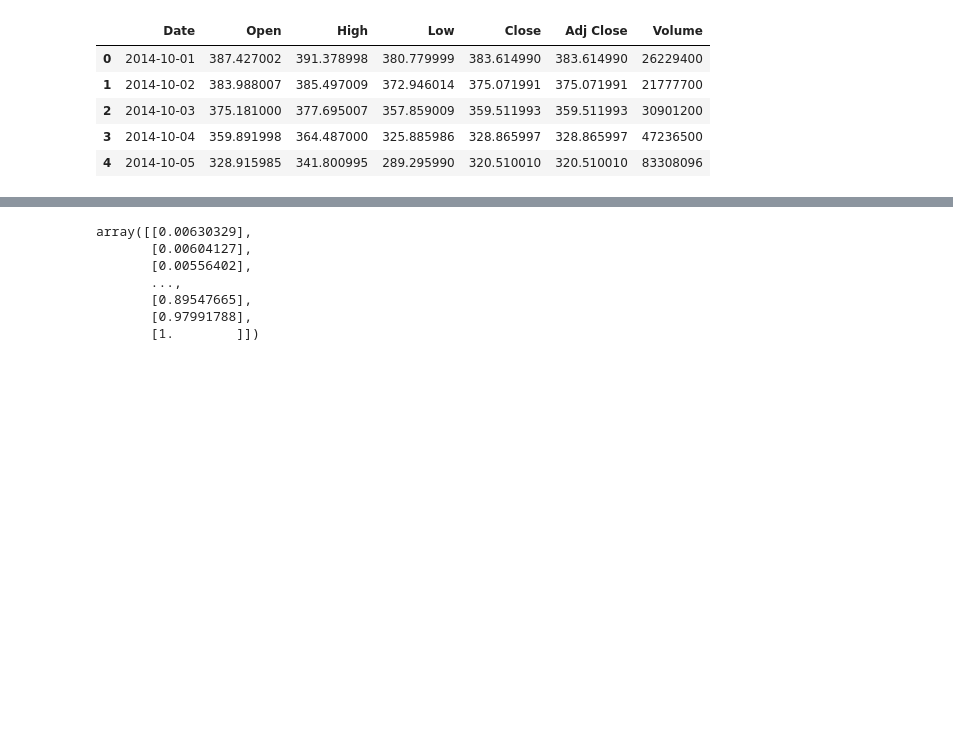
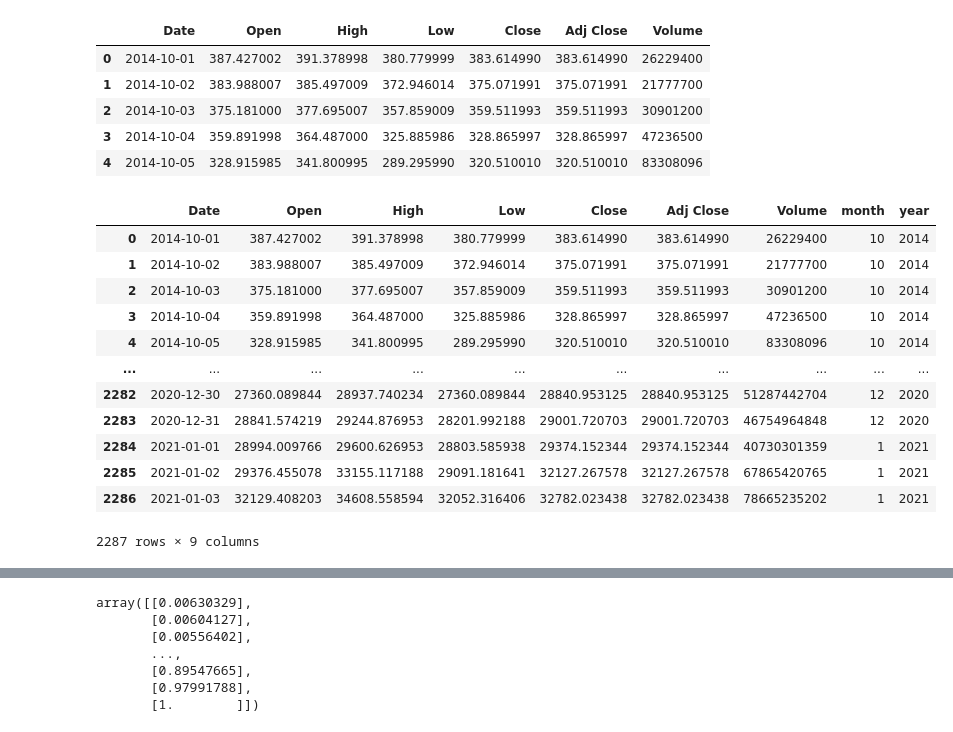
Before and after one commit to Quebec-Eric/4Periodo, a Jupyter notebook: IA/Artigo/Artigo.ipynb, the cells around one changed output, grey strips where cells are left out. Cells and saved outputs as stored; diff of their text form; code cells hidden in the pictures; blank space fills up the shorter version.

```diff
--- a/IA/Artigo/Artigo.ipynb
+++ b/IA/Artigo/Artigo.ipynb
@@ -6,5 +7,6 @@ import seaborn as sns
 # %%
 df = pd.read_csv("BTC-USD.csv")
+dfMes=df
 df.head()
 # %% [output]
 |  | Date | Open | High | Low | Close | Adj Close | Volume |
@@ -13,3 +15,21 @@ df.head()
 | 2 | 2014-10-03 | 375.181000 | 377.695007 | 357.859009 | 359.511993 | 359.511993 | 30901200 |
 | 3 | 2014-10-04 | 359.891998 | 364.487000 | 325.885986 | 328.865997 | 328.865997 | 47236500 |
 | 4 | 2014-10-05 | 328.915985 | 341.800995 | 289.295990 | 320.510010 | 320.510010 | 83308096 |
+# %%
+dfMes['month']=pd.to_datetime(dfMes['Date']).dt.month
+dfMes['year']=pd.to_datetime(dfMes['Date']).dt.year
+dfMes
+# %% [output]
+|  | Date | Open | High | Low | Close | Adj Close | Volume | month | year |
+| 0 | 2014-10-01 | 387.427002 | 391.378998 | 380.779999 | 383.614990 | 383.614990 | 26229400 | 10 | 2014 |
+| 1 | 2014-10-02 | 383.988007 | 385.497009 | 372.946014 | 375.071991 | 375.071991 | 21777700 | 10 | 2014 |
+| 2 | 2014-10-03 | 375.181000 | 377.695007 | 357.859009 | 359.511993 | 359.511993 | 30901200 | 10 | 2014 |
+| 3 | 2014-10-04 | 359.891998 | 364.487000 | 325.885986 | 328.865997 | 328.865997 | 47236500 | 10 | 2014 |
+| 4 | 2014-10-05 | 328.915985 | 341.800995 | 289.295990 | 320.510010 | 320.510010 | 83308096 | 10 | 2014 |
+| ... | ... | ... | ... | ... | ... | ... | ... | ... | ... |
+| 2282 | 2020-12-30 | 27360.089844 | 28937.740234 | 27360.089844 | 28840.953125 | 28840.953125 | 51287442704 | 12 | 2020 |
+| 2283 | 2020-12-31 | 28841.574219 | 29244.876953 | 28201.992188 | 29001.720703 | 29001.720703 | 46754964848 | 12 | 2020 |
+| 2284 | 2021-01-01 | 28994.009766 | 29600.626953 | 28803.585938 | 29374.152344 | 29374.152344 | 40730301359 | 1 | 2021 |
+| 2285 | 2021-01-02 | 29376.455078 | 33155.117188 | 29091.181641 | 32127.267578 | 32127.267578 | 67865420765 | 1 | 2021 |
+| 2286 | 2021-01-03 | 32129.408203 | 34608.558594 | 32052.316406 | 32782.023438 | 32782.023438 | 78665235202 | 1 | 2021 |
+2287 rows × 9 columns
```
Also changed, not shown: parts of 8 cells of this notebook.
